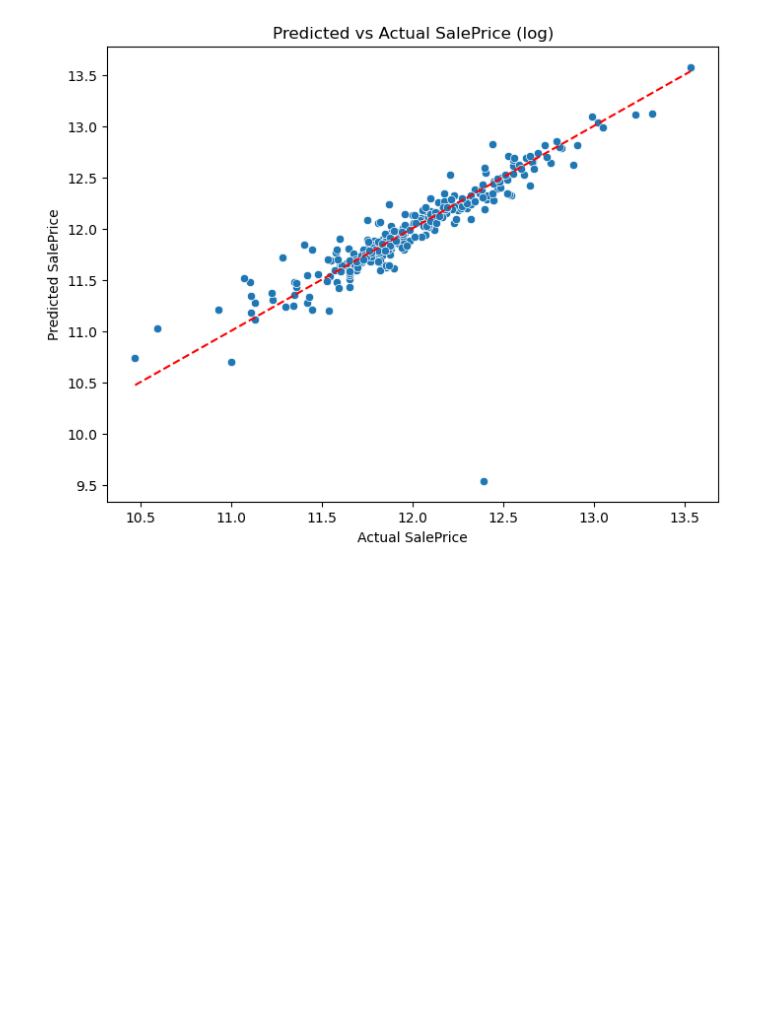
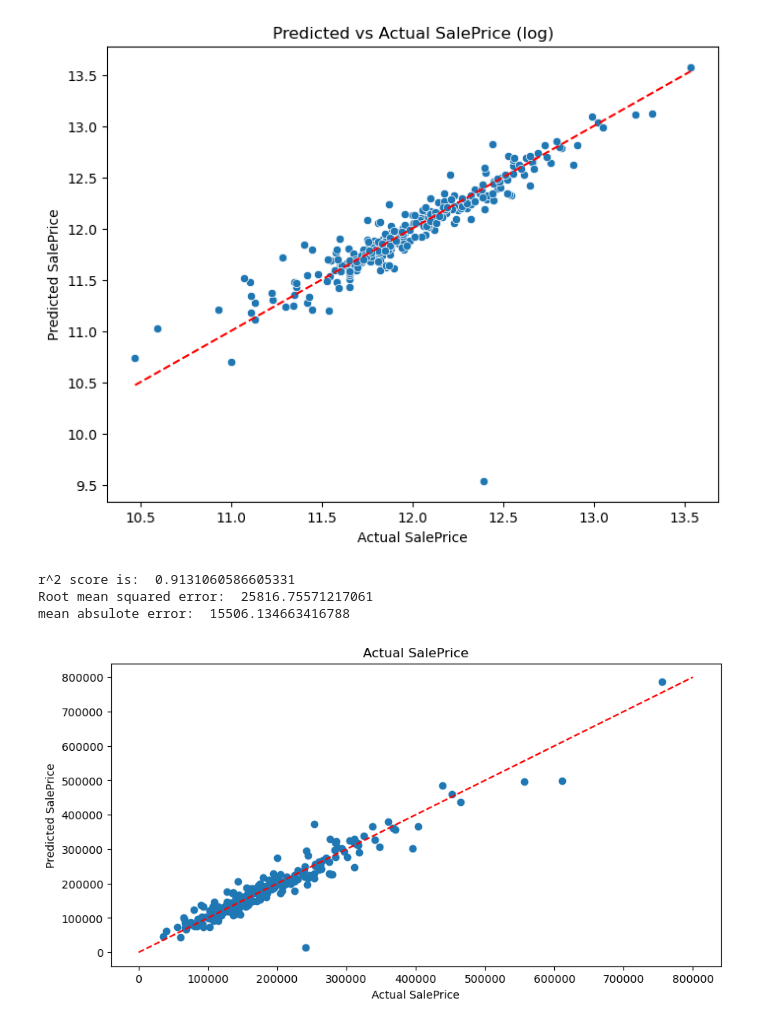
Before and after one commit to Hassanxsa/House-Prediction, a Jupyter notebook: LinearRegression.ipynb, the cells around one changed output. Drawn from its saved outputs; the diff is of its cells as text; code cells hidden in the pictures; blank space fills up the shorter version.

```diff
--- a/LinearRegression.ipynb
+++ b/LinearRegression.ipynb
@@ -364,3 +364,33 @@ plt.plot([y_test.min(), y_test.max()], [y_test.min(), y_test.max()], 'r--')
 plt.show()
 # %% [output]
 [figure]
+# %%
+#Actual SalePrice
+
+y_test_act = np.exp(y_test)
+y_pred_act = np.exp(y_pred)
+# %%
+from sklearn.metrics import mean_absolute_error
+
+
+r_square = r2_score(y_test_act, y_pred_act)
+rmse = np.sqrt(mean_squared_error(y_test_act, y_pred_act))
+mae = mean_absolute_error(y_test_act, y_pred_act)
+
+print("r^2 score is: ", r_square)
+print("Root mean squared error: ", rmse)
+print("mean absulote error: ", mae)
+# %% [output]
+r^2 score is:  0.9131060586605331
+Root mean squared error:  25816.75571217061
+mean absulote error:  15506.134663416788
+# %%
+plt.figure(figsize = (10,5))
+plt.scatter(x=y_test_act, y=y_pred_act)
+plt.title("Actual SalePrice")
+plt.xlabel("Actual SalePrice")
+plt.ylabel("Predicted SalePrice")
+plt.plot([0,800000],[0,800000],'r--')
+plt.show()
+# %% [output]
+[figure, added]
```
Also changed, not shown: parts of 17 cells of this notebook.
